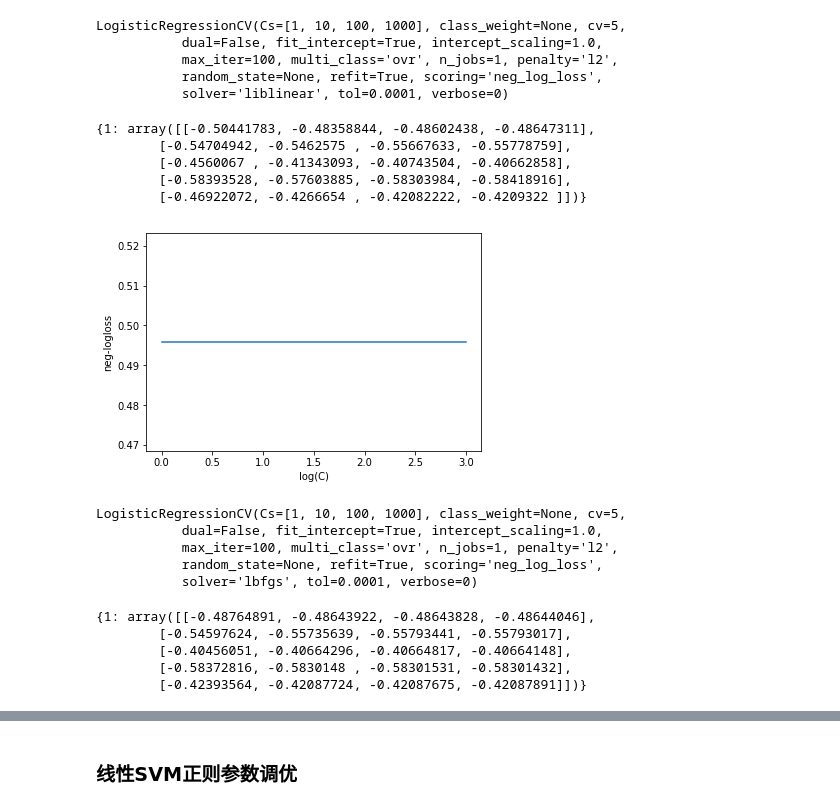
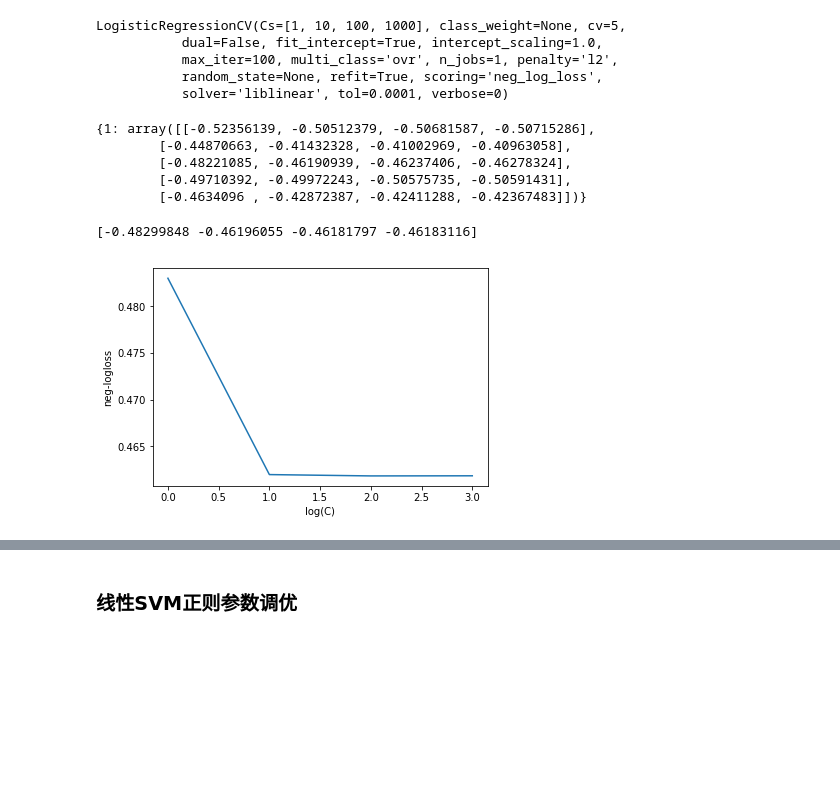
Before and after one commit to jhyehuang/artificial-intelligence, a Jupyter notebook: 第二周/第二周作业/HW2_Logistic_Indians.ipynb, the cells around one changed output, grey strips where cells are left out. Drawn from its saved outputs; the diff is of its cells as text; code cells hidden in the pictures; blank space fills up the shorter version.

```diff
--- a/第二周/第二周作业/HW2_Logistic_Indians.ipynb
+++ b/第二周/第二周作业/HW2_Logistic_Indians.ipynb
@@ -121,0 +153,11 @@ temp = train.reindex()
+# %%
+a=117
+train.Glucose.replace({0:a},inplace = True)
+a=72
+train.BloodPressure.replace({0 : a},inplace = True)
+a=23
+train.SkinThickness.replace({0 : a},inplace = True)
+a=24
+train.Insulin.replace({0 : a},inplace = True)
+a=32
+train.BMI.replace({0 : a},inplace = True)
@@ -137,14 +198,14 @@ X = np.array(X)
 ## 数据预处理
 # %%
 # 数据标准化
-#from sklearn.preprocessing import StandardScaler
+from sklearn.preprocessing import StandardScaler
 
 # 初始化特征的标准化器
-#ss_X = StandardScaler()
+ss_X = StandardScaler()
 
 # 分别对训练和测试数据的特征进行标准化处理
-#X_train = ss_X.fit_transform(X_train)
-#X_test = ss_X.transform(X_test)
+X_train = ss_X.fit_transform(X_train)
+X_test = ss_X.transform(X_test)
 # %% [markdown]
 ## 数据集划分
 # %%
@@ -153,4 +214,4 @@ def data_set_split(X,Y):
     X_train, X_test, y_train,y_test = train_test_split(X, Y, test_size=0.2, random_state=42)
     return X_train, X_test, y_train, y_test
 # %%
-X_train, X_test, y_train, y_test=data_set_split(X_train,y_train)
+X_train, X_test, y_train, y_test=data_set_split(X,Y)
@@ -294,10 +352,10 @@ pyplot.show()
 # %%
 from sklearn.linear_model import LogisticRegressionCV
 
-Cs = [1, 10,100,1000]
+Cs = [1e-06, 1e-05, 0.0001, 0.001, 0.01, 0.1]
 
 # 大量样本（6W+）、高维度（93），L1正则 --> 可选用saga优化求解器(0.19版本新功能)
 # LogisticRegressionCV比GridSearchCV快
-lrcv_L1 = LogisticRegressionCV(Cs=Cs, cv = 5, scoring='neg_log_loss', penalty='l1', solver='liblinear', multi_class='ovr')
+lrcv_L1 = LogisticRegressionCV(Cs=Cs, cv = 5, scoring='neg_log_loss', penalty='l1', solver='liblinear')
 lrcv_L1.fit(X_train, y_train)
 # %% [output]
@@ -364,51 +405,29 @@ LogisticRegressionCV(Cs=[1, 10, 100, 1000], class_weight=None, cv=5,
 # %%
 lr_cv_L2.scores_
 # %% [output]
-{1: array([[-0.50441783, -0.48358844, -0.48602438, -0.48647311],
-        [-0.54704942, -0.5462575 , -0.55667633, -0.55778759],
-        [-0.4560067 , -0.41343093, -0.40743504, -0.40662858],
-        [-0.58393528, -0.57603885, -0.58303984, -0.58418916],
-        [-0.46922072, -0.4266654 , -0.42082222, -0.4209322 ]])}
+{1: array([[-0.52356139, -0.50512379, -0.50681587, -0.50715286],
+        [-0.44870663, -0.41432328, -0.41002969, -0.40963058],
+        [-0.48221085, -0.46190939, -0.46237406, -0.46278324],
+        [-0.49710392, -0.49972243, -0.50575735, -0.50591431],
+        [-0.4634096 , -0.42872387, -0.42411288, -0.42367483]])}
 # %%
 # dict with classes as the keys, and the values as the grid of scores obtained during cross-validating each fold,
 # Each dict value has shape (n_folds, len(Cs))
 n_Cs = len(Cs)
-n_classes = 5
+n_classes = 1
 scores =  np.zeros((n_classes,n_Cs))
+print(np.mean(lr_cv_L2.scores_[1],axis = 0))
 
-for j in range(n_classes):
-        scores[j][:] = np.mean(lr_cv_L2.scores_[1][j],axis = 0)
+scores[0][:] = np.mean(lr_cv_L2.scores_[1],axis = 0)
 
 mse_mean = -np.mean(scores, axis = 0)
-pyplot.plot(np.log10(Cs), mse_mean.reshape(n_Cs,1))
+plt.plot(np.log10(Cs), mse_mean.reshape(n_Cs,1))
 #plt.plot(np.log10(reg.Cs)*np.ones(3), [0.28, 0.29, 0.30])
-pyplot.xlabel('log(C)')
-pyplot.ylabel('neg-logloss')
-pyplot.show()
+plt.xlabel('log(C)')
+plt.ylabel('neg-logloss')
+plt.show()
 
 #print ('C is:',lr_cv.C_)  #对多类分类问题，每个类别的分类器有一个C
 # %% [output]
+[-0.48299848 -0.46196055 -0.46181797 -0.46183116]
-[figure, old version]
+[figure, new version]
-# %%
-from sklearn.linear_model import LogisticRegressionCV
-
-Cs = [1, 10,100,1000]
-
-# 大量样本（6W+）、高维度（93），L2正则 --> 缺省用lbfgs
-# LogisticRegressionCV比GridSearchCV快
-lrcv_L2 = LogisticRegressionCV(Cs=Cs, cv = 5, scoring='neg_log_loss', penalty='l2', multi_class='ovr')
-lrcv_L2.fit(X_train, y_train)
-# %% [output]
-LogisticRegressionCV(Cs=[1, 10, 100, 1000], class_weight=None, cv=5,
-           dual=False, fit_intercept=True, intercept_scaling=1.0,
-           max_iter=100, multi_class='ovr', n_jobs=1, penalty='l2',
-           random_state=None, refit=True, scoring='neg_log_loss',
-           solver='lbfgs', tol=0.0001, verbose=0)
-# %%
-lrcv_L2.scores_
-# %% [output]
-{1: array([[-0.48764891, -0.48643922, -0.48643828, -0.48644046],
-        [-0.54597624, -0.55735639, -0.55793441, -0.55793017],
-        [-0.40456051, -0.40664296, -0.40664817, -0.40664148],
-        [-0.58372816, -0.5830148 , -0.58301531, -0.58301432],
-        [-0.42393564, -0.42087724, -0.42087675, -0.42087891]])}
```
Also changed, not shown: parts of 27 cells of this notebook, 5 other files.
